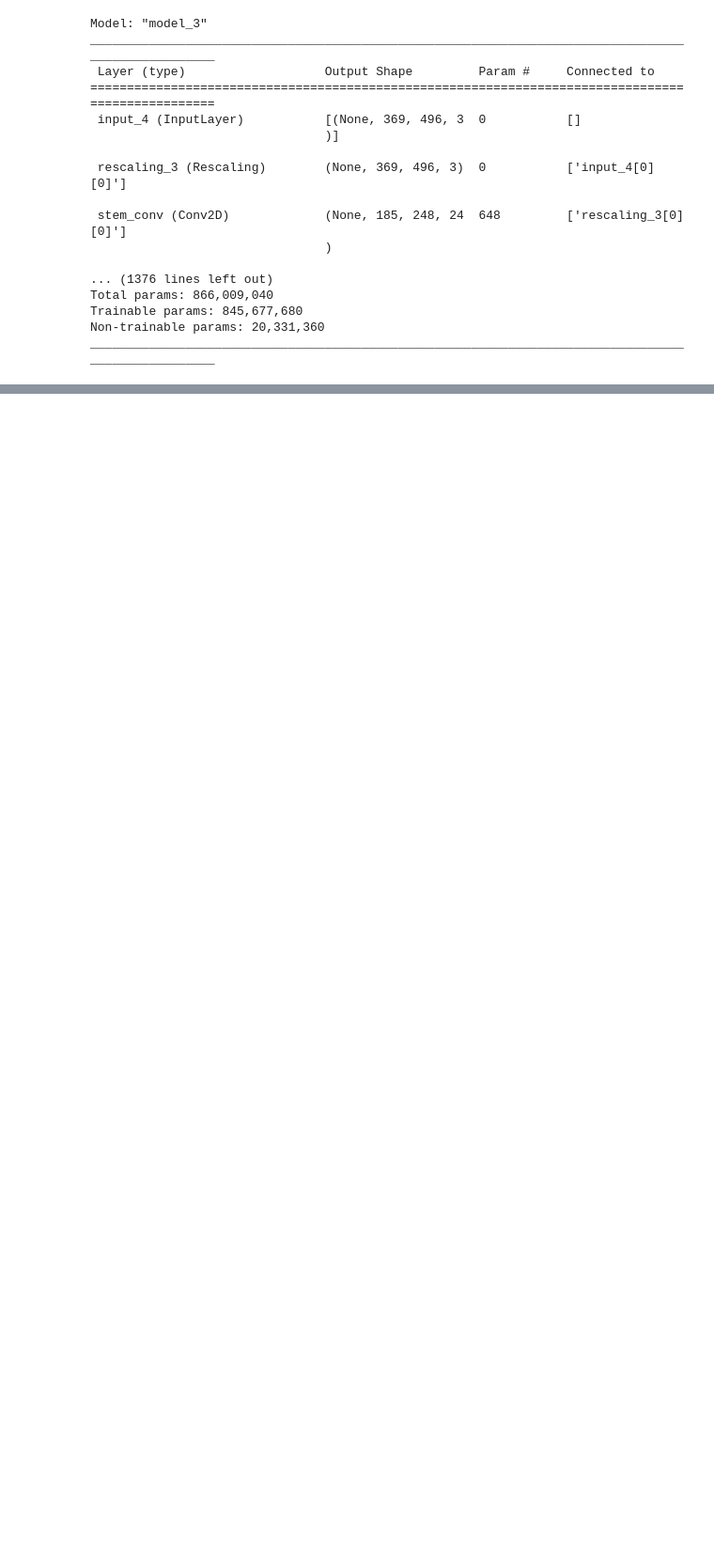
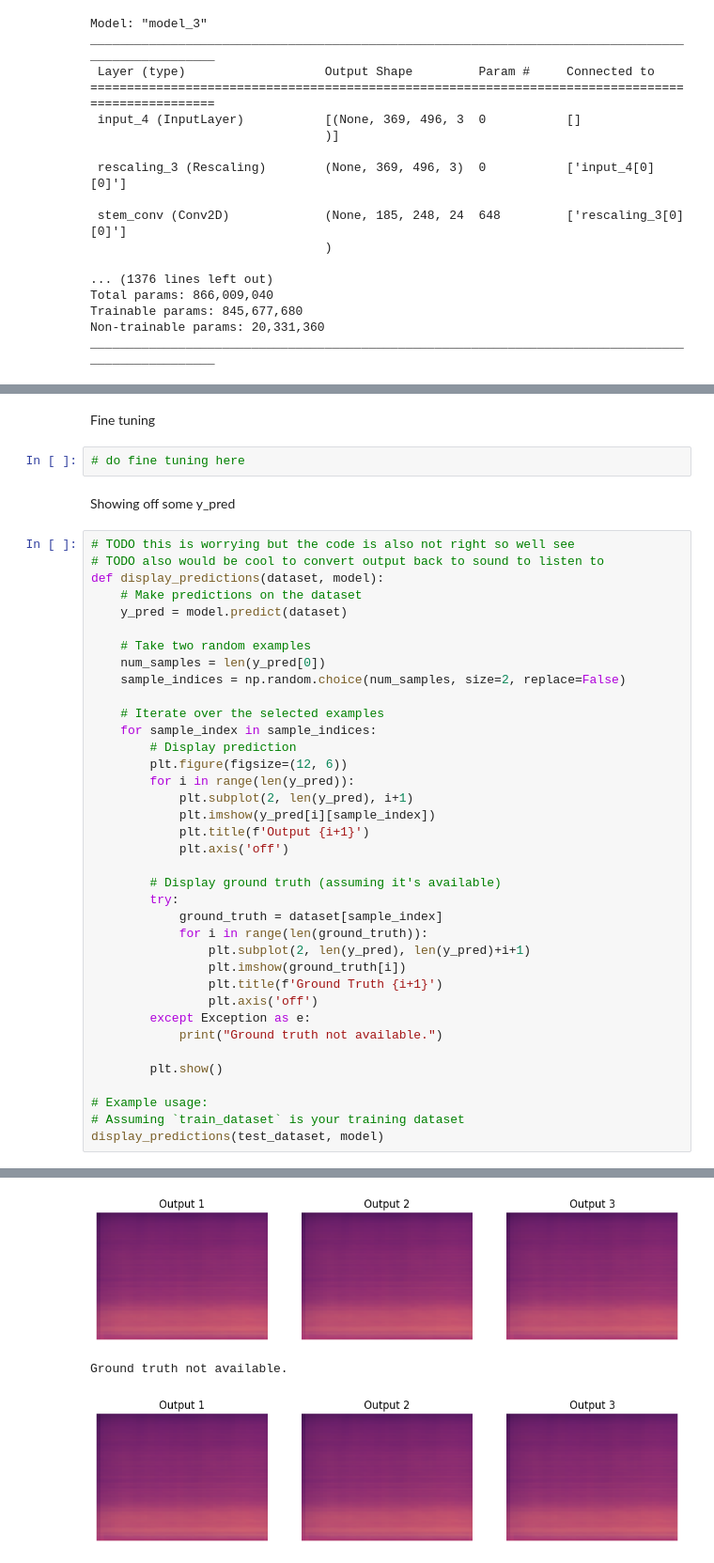
Before and after one commit to mvirgin/575subsectionSoundSep, a Jupyter notebook: cnn.ipynb, the cells around one changed output, grey strips where cells are left out. Shown at 94% size. Saved outputs shown, nothing was run; the diff lists cells and outputs as text; blank space fills up the shorter version.

```diff
--- a/cnn.ipynb
+++ b/cnn.ipynb
@@ -298,0 +345,44 @@ Detected at node 'gradient_tape/custom_loss_1/BroadcastGradientArgs_2' defined a
+# %% [markdown]
+Fine tuning
+# %%
+# do fine tuning here
+# %% [markdown]
+Showing off some y_pred
+# %%
+# TODO this is worrying but the code is also not right so well see
+# TODO also would be cool to convert output back to sound to listen to
+def display_predictions(dataset, model):
+    # Make predictions on the dataset
+    y_pred = model.predict(dataset)
+
+    # Take two random examples
+    num_samples = len(y_pred[0])
+    sample_indices = np.random.choice(num_samples, size=2, replace=False)
+
+    # Iterate over the selected examples
+    for sample_index in sample_indices:
+        # Display prediction
+        plt.figure(figsize=(12, 6))
+        for i in range(len(y_pred)):
+            plt.subplot(2, len(y_pred), i+1)
+            plt.imshow(y_pred[i][sample_index])
+            plt.title(f'Output {i+1}')
+            plt.axis('off')
+
+        # Display ground truth (assuming it's available)
+        try:
+            ground_truth = dataset[sample_index]
+            for i in range(len(ground_truth)):
+                plt.subplot(2, len(y_pred), len(y_pred)+i+1)
+                plt.imshow(ground_truth[i])
+                plt.title(f'Ground Truth {i+1}')
+                plt.axis('off')
+        except Exception as e:
+            print("Ground truth not available.")
+
+        plt.show()
+
+# Example usage:
+# Assuming `train_dataset` is your training dataset
+display_predictions(test_dataset, model)
+# %% [output]
@@ -298,0 +391,3 @@ Detected at node 'gradient_tape/custom_loss_1/BroadcastGradientArgs_2' defined a
+[figure, added]
+Ground truth not available.
+[figure, added]
```
Also changed, not shown: parts of 5 cells of this notebook.
